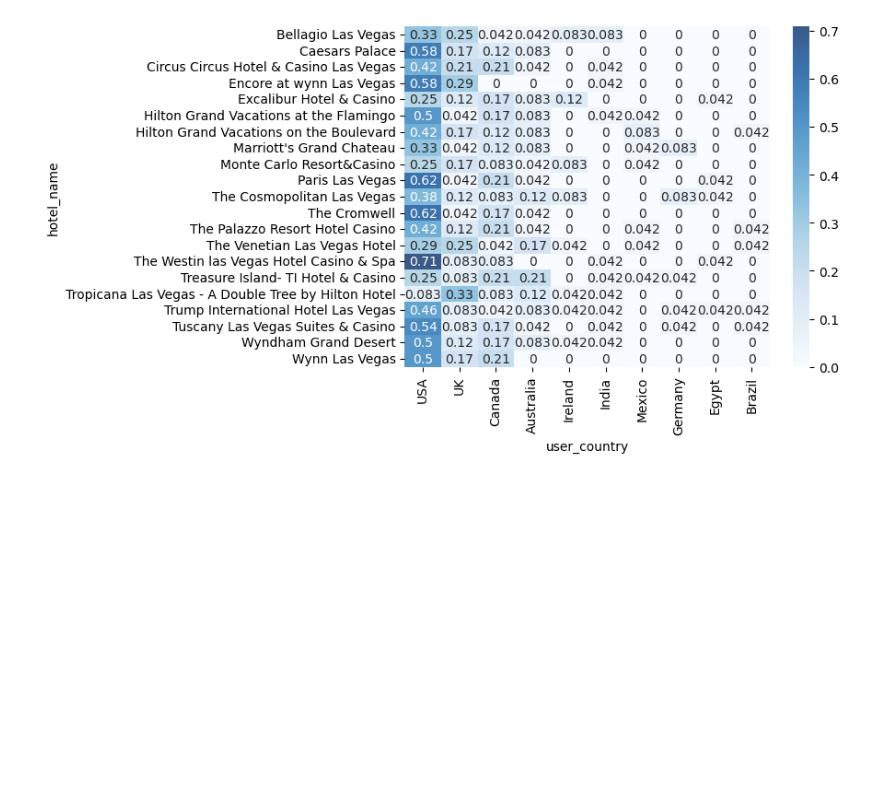
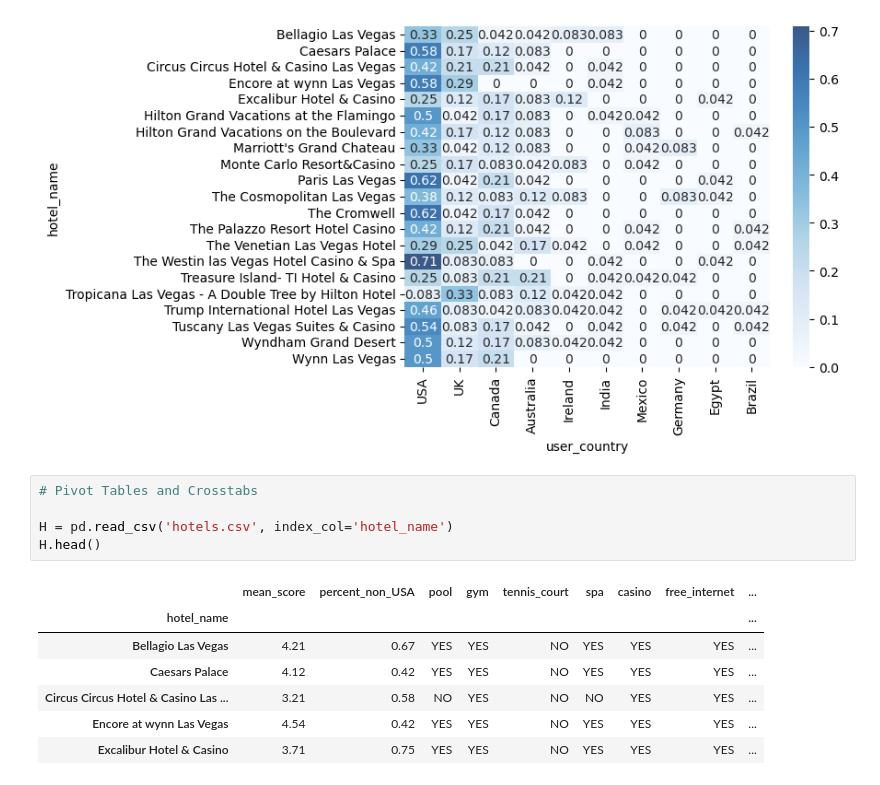
Before and after one commit to scottstossel/python-practice, a Jupyter notebook: PandasAggregations.ipynb, the cells around one changed output. Saved outputs shown, nothing was run; the diff lists cells and outputs as text; blank space fills up the shorter version.

```diff
--- a/PandasAggregations.ipynb
+++ b/PandasAggregations.ipynb
@@ -528,3 +528,16 @@ sns.heatmap(by_hotel.apply(country_counts), annot=True, cmap='Blues', alpha=.8)
 # %% [output]
 <Axes: xlabel='user_country', ylabel='hotel_name'>
 [figure]
+# %%
+# Pivot Tables and Crosstabs
+
+H = pd.read_csv('hotels.csv', index_col='hotel_name')
+H.head()
+# %% [output]
+|  | mean_score | percent_non_USA | pool | gym | tennis_court | spa | casino | free_internet | ... |
+| hotel_name |  |  |  |  |  |  |  |  | ... |
+| Bellagio Las Vegas | 4.21 | 0.67 | YES | YES | NO | YES | YES | YES | ... |
+| Caesars Palace | 4.12 | 0.42 | YES | YES | NO | YES | YES | YES | ... |
+| Circus Circus Hotel & Casino Las ... | 3.21 | 0.58 | NO | YES | NO | NO | YES | YES | ... |
+| Encore at wynn Las Vegas | 4.54 | 0.42 | YES | YES | NO | YES | YES | YES | ... |
+| Excalibur Hotel & Casino | 3.71 | 0.75 | YES | YES | NO | YES | YES | YES | ... |
```
Also changed, not shown: parts of 2 cells of this notebook.
